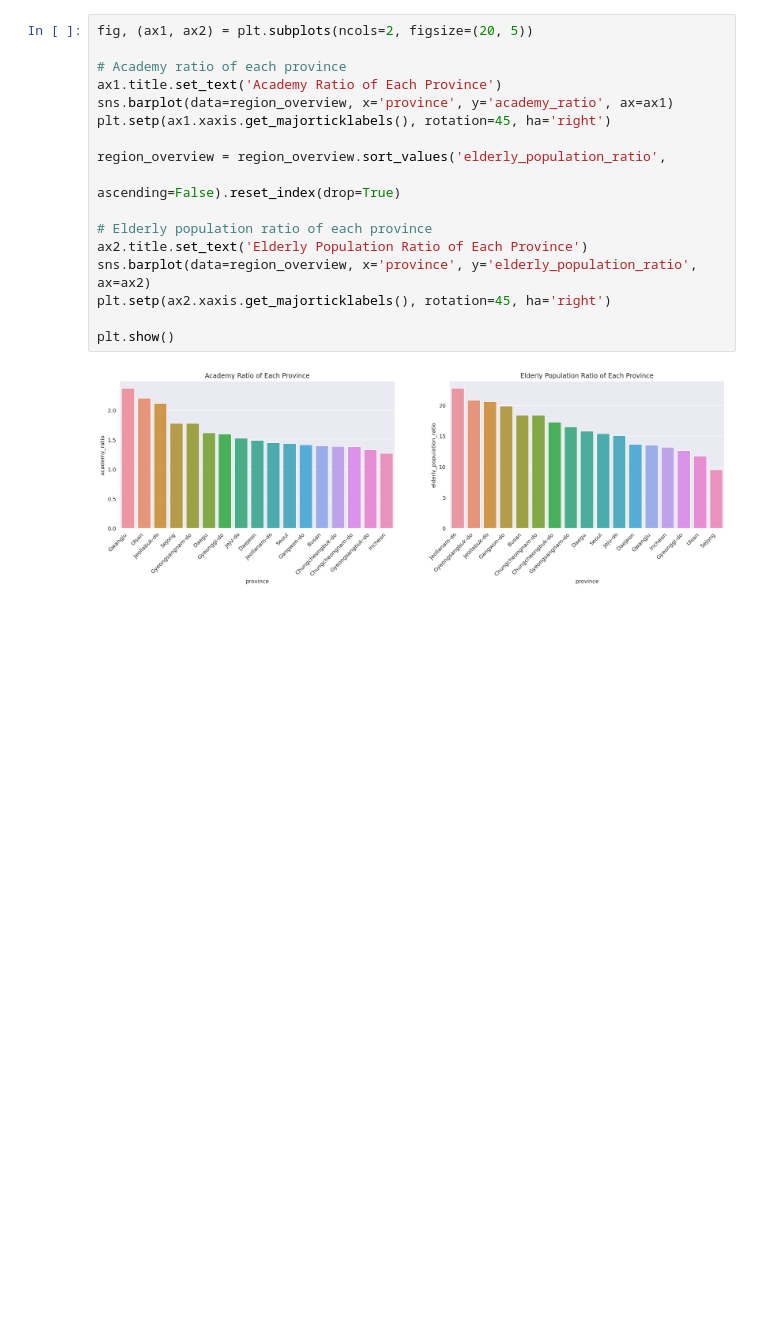
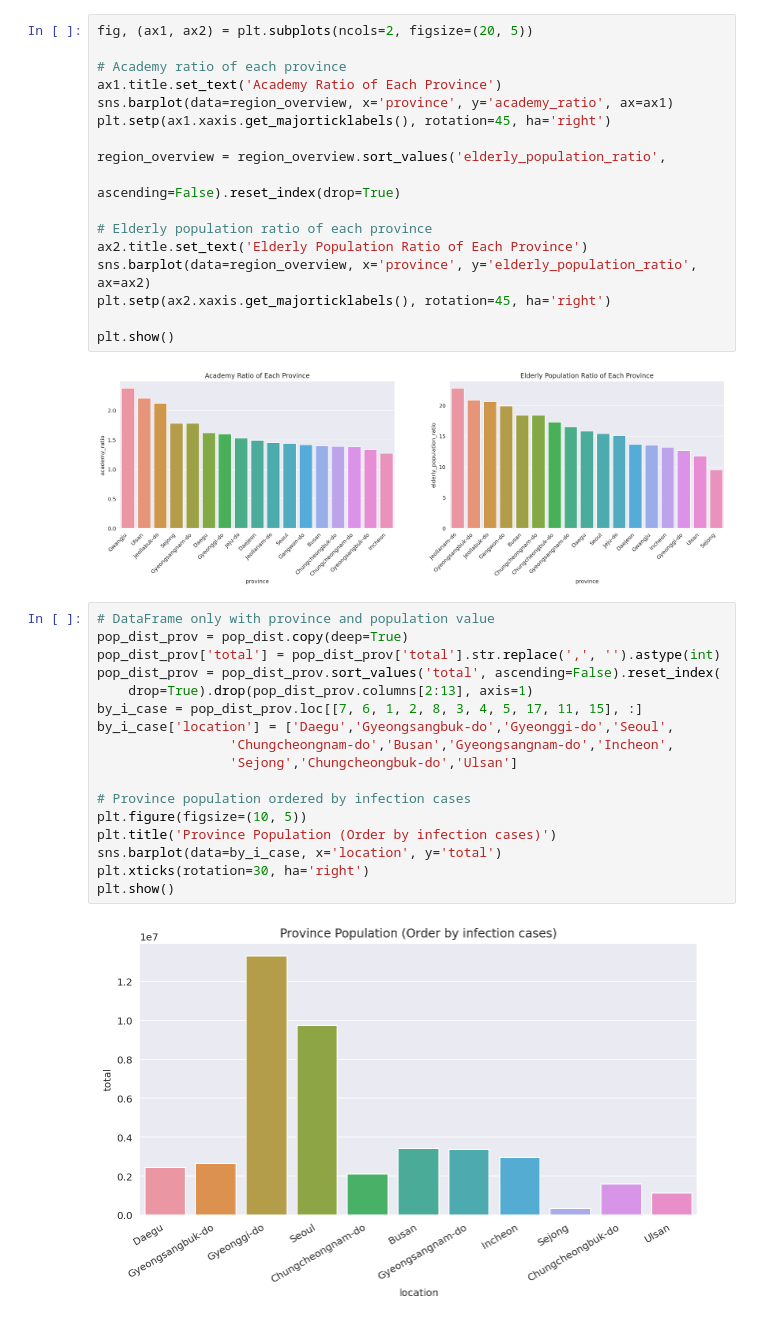
Before and after one commit to hwuiwon/covid-19-analysis-kr, a Jupyter notebook: Covid-19-in-South-Korea.ipynb, the cells around one changed output. Saved outputs shown, nothing was run; the diff lists cells and outputs as text; blank space fills up the shorter version.

```diff
--- a/Covid-19-in-South-Korea.ipynb
+++ b/Covid-19-in-South-Korea.ipynb
@@ -423,3 +384,22 @@ plt.setp(ax2.xaxis.get_majorticklabels(), rotation=45, ha='right')
 plt.show()
 # %% [output]
 [figure]
+# %%
+# DataFrame only with province and population value
+pop_dist_prov = pop_dist.copy(deep=True)
+pop_dist_prov['total'] = pop_dist_prov['total'].str.replace(',', '').astype(int)
+pop_dist_prov = pop_dist_prov.sort_values('total', ascending=False).reset_index(
+    drop=True).drop(pop_dist_prov.columns[2:13], axis=1)
+by_i_case = pop_dist_prov.loc[[7, 6, 1, 2, 8, 3, 4, 5, 17, 11, 15], :]
+by_i_case['location'] = ['Daegu','Gyeongsangbuk-do','Gyeonggi-do','Seoul',
+                 'Chungcheongnam-do','Busan','Gyeongsangnam-do','Incheon',
+                 'Sejong','Chungcheongbuk-do','Ulsan']
+
+# Province population ordered by infection cases
+plt.figure(figsize=(10, 5))
+plt.title('Province Population (Order by infection cases)')
+sns.barplot(data=by_i_case, x='location', y='total')
+plt.xticks(rotation=30, ha='right')
+plt.show()
+# %% [output]
+[figure, added]
```
Also changed, not shown: parts of 29 cells of this notebook.
